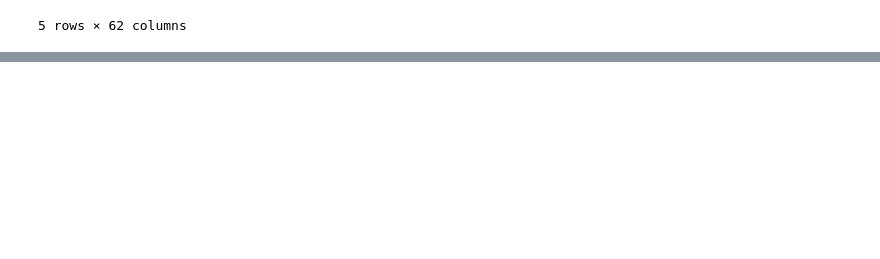
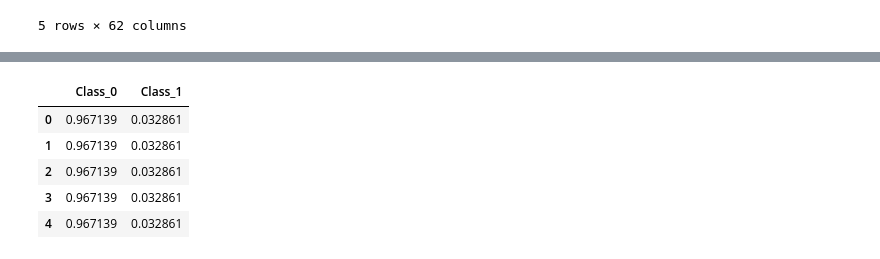
Before and after one commit to rojaranijyothi/ICR, a Jupyter notebook: ICR_Predictions_final_latest.ipynb, the cells around one changed output, grey strips where cells are left out. Drawn from its saved outputs; the diff is of its cells as text; code cells hidden in the pictures; blank space fills up the shorter version.

```diff
--- a/ICR_Predictions_final_latest.ipynb
+++ b/ICR_Predictions_final_latest.ipynb
@@ -1326,0 +1212,19 @@ ValueError: Feature shape mismatch, expected: 56, got 53
+# %%
+#Reading new test data and apllying transfomations
+test_df = pd.read_csv("test.csv")
+test_df['EJ']=test_df['EJ'].map({'A':0,'B':1})
+tf = test_df.set_index("Id")
+tf.columns = tf.columns.str.strip()
+tf = scaler.transform(tf)
+#transformed_tf = pd.DataFrame(tf, columns=test_df.columns.drop('Id'))
+
+tf_preds = model_res.predict_proba(tf)
+test_preds = pd.DataFrame(tf_preds,columns = ['Class_0','Class_1'])
+test_preds
+# %% [output]
+|  | Class_0 | Class_1 |
+| 0 | 0.967139 | 0.032861 |
+| 1 | 0.967139 | 0.032861 |
+| 2 | 0.967139 | 0.032861 |
+| 3 | 0.967139 | 0.032861 |
+| 4 | 0.967139 | 0.032861 |
```
Also changed, not shown: parts of 105 cells of this notebook.
